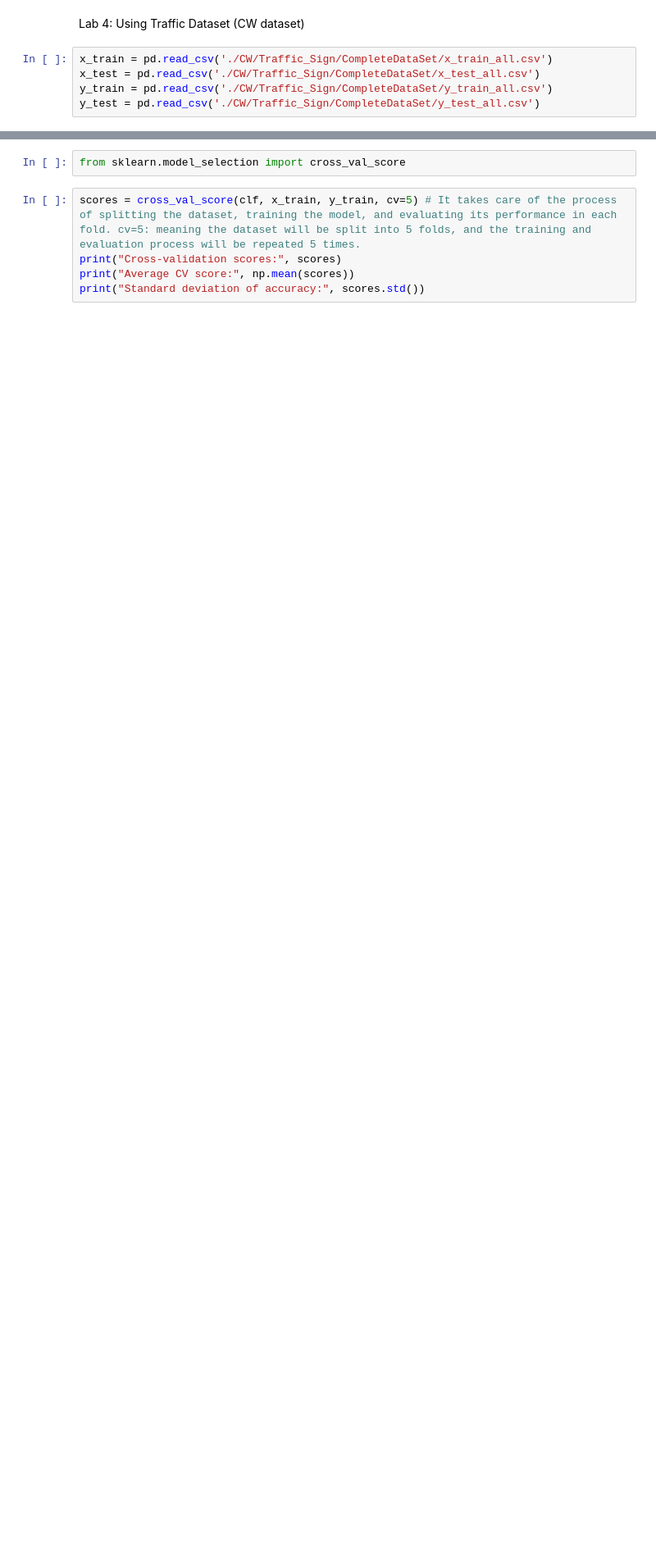
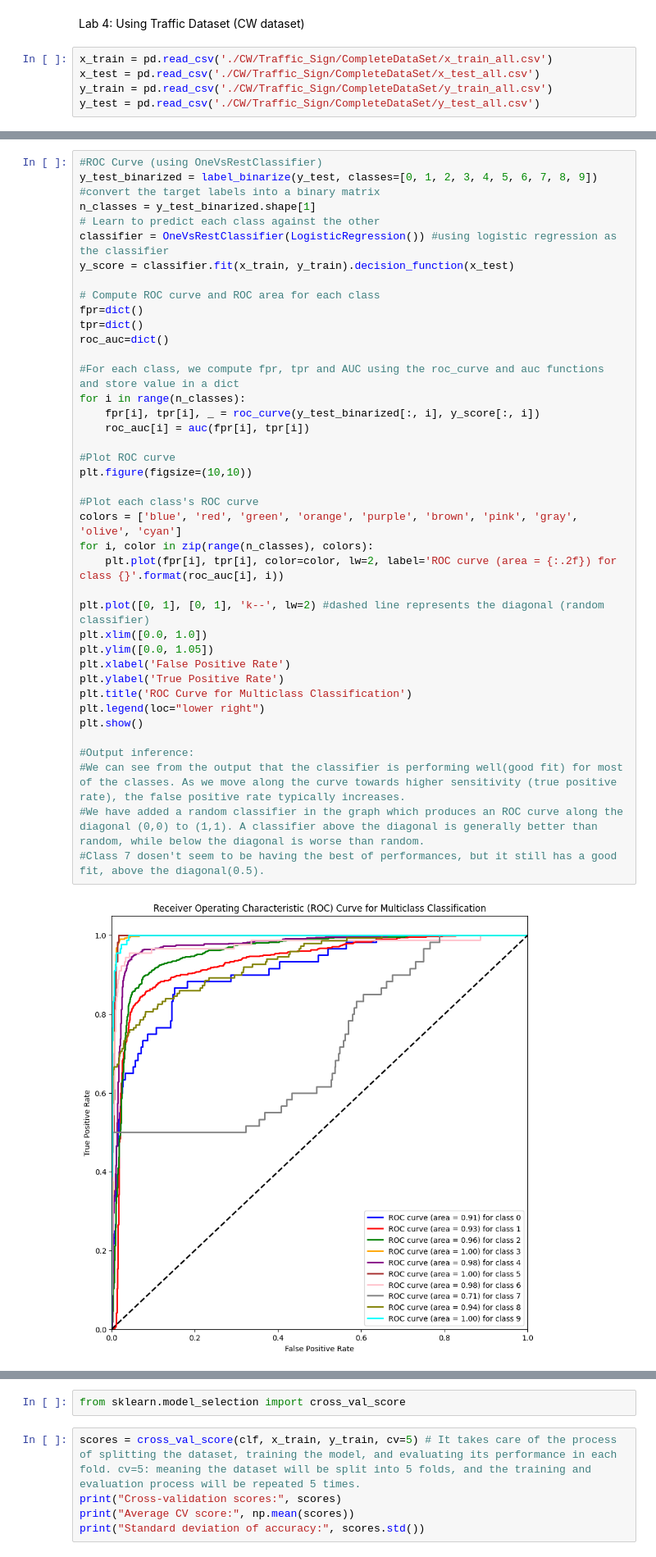
Before and after one commit to Danish3848/F20DL, a Jupyter notebook: Testing_out_Datasets.ipynb, the cells around one changed output, grey strips where cells are left out. Shown at 82% size. Saved outputs shown, nothing was run; the diff lists cells and outputs as text; blank space fills up the shorter version.

Commit message:
ROC graph donzos

```diff
--- a/Testing_out_Datasets.ipynb
+++ b/Testing_out_Datasets.ipynb
@@ -188,3 +456,44 @@ print(classification_report(y_test, y_pred)) #precision, recall, f1-score, suppo
+# %%
+#ROC Curve (using OneVsRestClassifier)
+y_test_binarized = label_binarize(y_test, classes=[0, 1, 2, 3, 4, 5, 6, 7, 8, 9]) #convert the target labels into a binary matrix
+n_classes = y_test_binarized.shape[1]
+# Learn to predict each class against the other
+classifier = OneVsRestClassifier(LogisticRegression()) #using logistic regression as the classifier
+y_score = classifier.fit(x_train, y_train).decision_function(x_test)
+
+# Compute ROC curve and ROC area for each class
+fpr=dict()
+tpr=dict()
+roc_auc=dict()
+
+#For each class, we compute fpr, tpr and AUC using the roc_curve and auc functions and store value in a dict
+for i in range(n_classes):
+    fpr[i], tpr[i], _ = roc_curve(y_test_binarized[:, i], y_score[:, i])
+    roc_auc[i] = auc(fpr[i], tpr[i])
+
+#Plot ROC curve
+plt.figure(figsize=(10,10))
+
+#Plot each class's ROC curve
+colors = ['blue', 'red', 'green', 'orange', 'purple', 'brown', 'pink', 'gray', 'olive', 'cyan']
+for i, color in zip(range(n_classes), colors):
+    plt.plot(fpr[i], tpr[i], color=color, lw=2, label='ROC curve (area = {:.2f}) for class {}'.format(roc_auc[i], i))
+
+plt.plot([0, 1], [0, 1], 'k--', lw=2) #dashed line represents the diagonal (random classifier)
+plt.xlim([0.0, 1.0])
+plt.ylim([0.0, 1.05])
+plt.xlabel('False Positive Rate')
+plt.ylabel('True Positive Rate')
+plt.title('ROC Curve for Multiclass Classification')
+plt.legend(loc="lower right")
+plt.show()
+
+#Output inference:
+#We can see from the output that the classifier is performing well(good fit) for most of the classes. As we move along the curve towards higher sensitivity (true positive rate), the false positive rate typically increases.
+#We have added a random classifier in the graph which produces an ROC curve along the diagonal (0,0) to (1,1). A classifier above the diagonal is generally better than random, while below the diagonal is worse than random.
+#Class 7 dosen't seem to be having the best of performances, but it still has a good fit, above the diagonal(0.5).
+# %% [output]
+[figure, added]
 # %%
 conf_matrix = confusion_matrix(y_test, y_pred)
 class_names = list(set(y_test) | set(y_pred))
```
Also changed, not shown: parts of 36 cells of this notebook.
